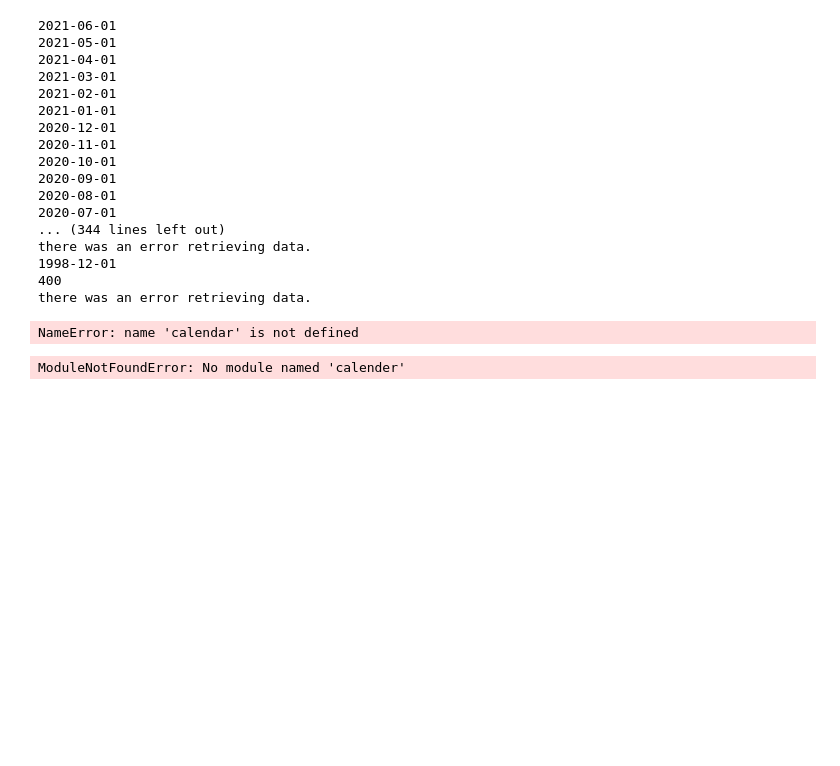
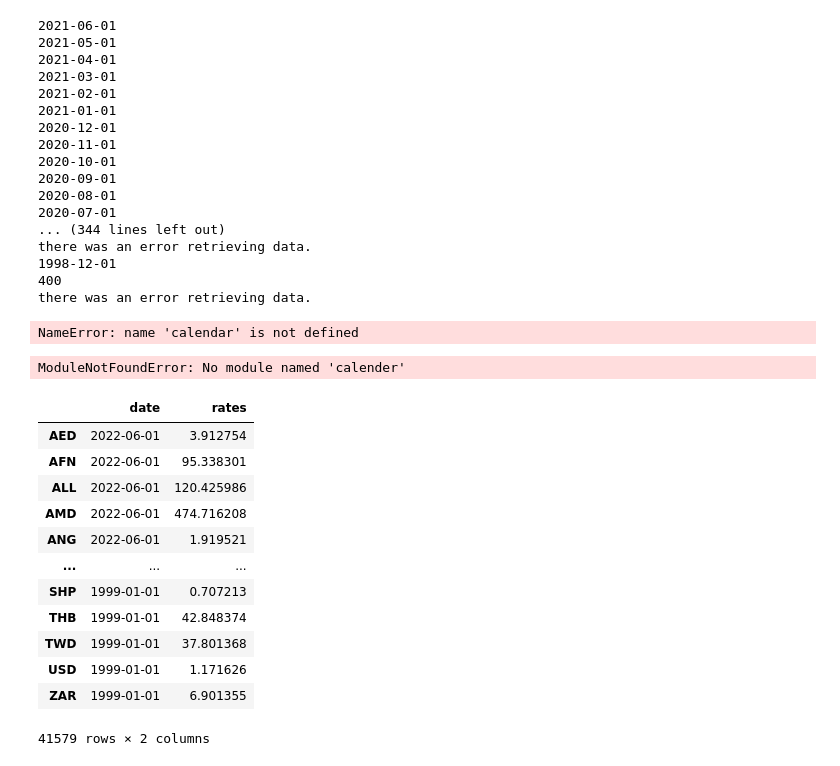
Before and after one commit to KrishnarajT/Currency-Converter, a Jupyter notebook: Currency_Exchange_API.ipynb, the cells around one changed output. Saved outputs shown, nothing was run; the diff lists cells and outputs as text; code cells hidden in the pictures; blank space fills up the shorter version.

```diff
--- a/Currency_Exchange_API.ipynb
+++ b/Currency_Exchange_API.ipynb
@@ -681,0 +706,16 @@ currency_database = pd.DataFrame()
+# %%
+currency_database
+# %% [output]
+|  | date | rates |
+| AED | 2022-06-01 | 3.912754 |
+| AFN | 2022-06-01 | 95.338301 |
+| ALL | 2022-06-01 | 120.425986 |
+| AMD | 2022-06-01 | 474.716208 |
+| ANG | 2022-06-01 | 1.919521 |
+| ... | ... | ... |
+| SHP | 1999-01-01 | 0.707213 |
+| THB | 1999-01-01 | 42.848374 |
+| TWD | 1999-01-01 | 37.801368 |
+| USD | 1999-01-01 | 1.171626 |
+| ZAR | 1999-01-01 | 6.901355 |
+41579 rows × 2 columns
```
Also changed, not shown: parts of 12 cells of this notebook, 11 other files.
